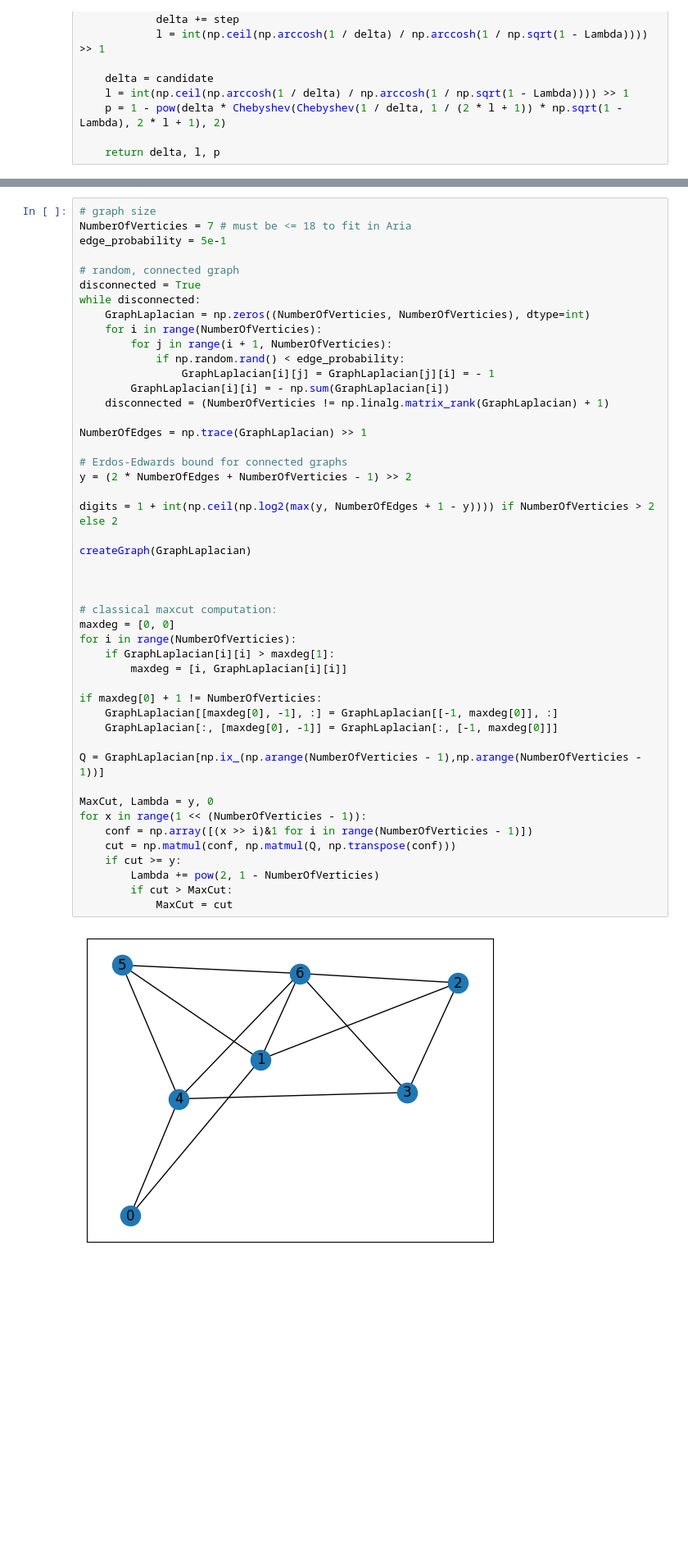
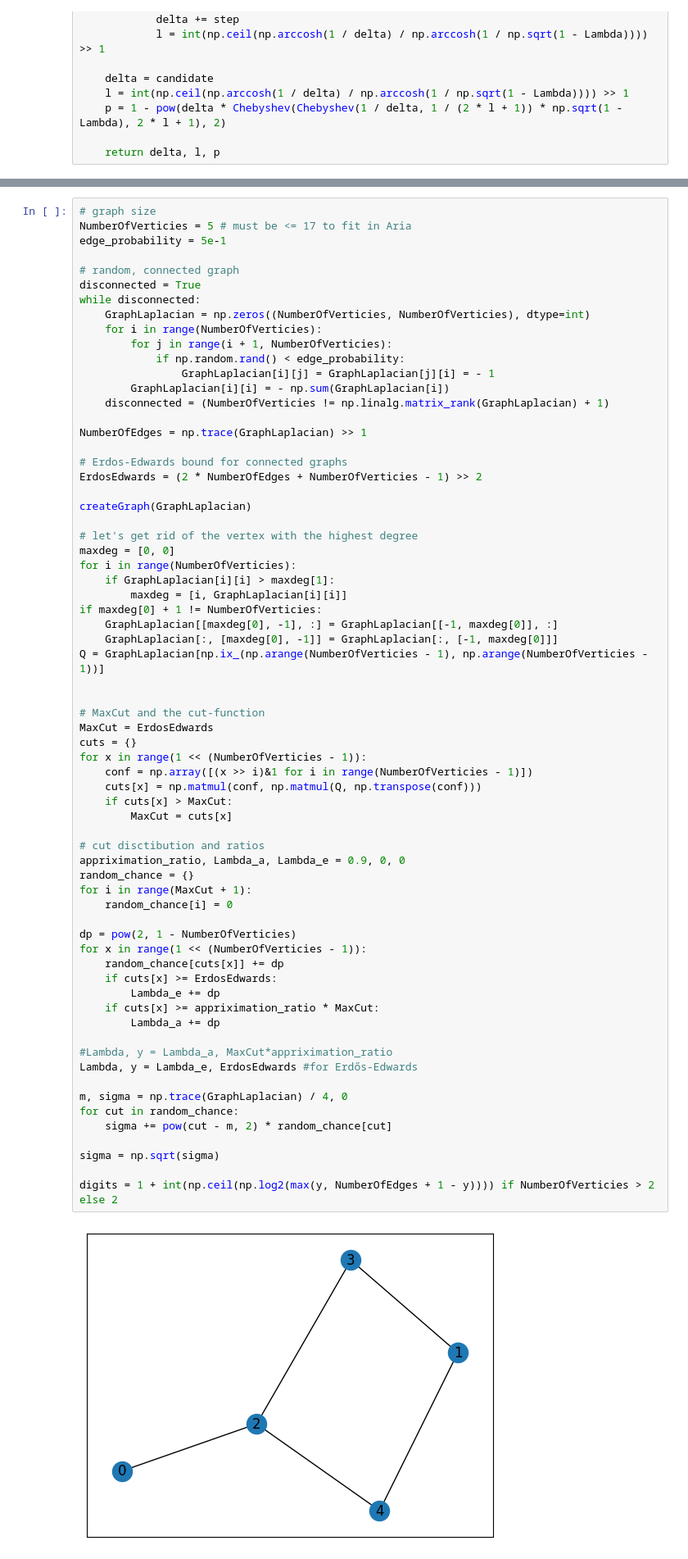
Before and after one commit to hyperrealist/qaoa, a Jupyter notebook: Grover_FPS_for_QUBO.ipynb, the cells around one changed output, grey strips where cells are left out. Shown at 82% size. Drawn from its saved outputs; the diff is of its cells as text; blank space fills up the shorter version.

```diff
--- a/Grover_FPS_for_QUBO.ipynb
+++ b/Grover_FPS_for_QUBO.ipynb
@@ -330,51 +299,71 @@ def GroverForQUBO(QuadraticForm: list[list[int]], digits: int, y: int, P: float,
 # %%
 # graph size
-NumberOfVerticies = 7 # must be <= 18 to fit in Aria
+NumberOfVerticies = 5 # must be <= 17 to fit in Aria
 edge_probability = 5e-1
 
 # random, connected graph
 disconnected = True
 while disconnected:
     GraphLaplacian = np.zeros((NumberOfVerticies, NumberOfVerticies), dtype=int)
     for i in range(NumberOfVerticies):
         for j in range(i + 1, NumberOfVerticies):
             if np.random.rand() < edge_probability:
                 GraphLaplacian[i][j] = GraphLaplacian[j][i] = - 1
         GraphLaplacian[i][i] = - np.sum(GraphLaplacian[i])
     disconnected = (NumberOfVerticies != np.linalg.matrix_rank(GraphLaplacian) + 1)
 
 NumberOfEdges = np.trace(GraphLaplacian) >> 1
 
 # Erdos-Edwards bound for connected graphs
-y = (2 * NumberOfEdges + NumberOfVerticies - 1) >> 2
-
-digits = 1 + int(np.ceil(np.log2(max(y, NumberOfEdges + 1 - y)))) if NumberOfVerticies > 2 else 2
+ErdosEdwards = (2 * NumberOfEdges + NumberOfVerticies - 1) >> 2
 
 createGraph(GraphLaplacian)
 
-
-
-# classical maxcut computation:
+# let's get rid of the vertex with the highest degree
 maxdeg = [0, 0]
 for i in range(NumberOfVerticies):
     if GraphLaplacian[i][i] > maxdeg[1]:
         maxdeg = [i, GraphLaplacian[i][i]]
-
 if maxdeg[0] + 1 != NumberOfVerticies:
     GraphLaplacian[[maxdeg[0], -1], :] = GraphLaplacian[[-1, maxdeg[0]], :]
     GraphLaplacian[:, [maxdeg[0], -1]] = GraphLaplacian[:, [-1, maxdeg[0]]]
+Q = GraphLaplacian[np.ix_(np.arange(NumberOfVerticies - 1), np.arange(NumberOfVerticies - 1))]
 
-Q = GraphLaplacian[np.ix_(np.arange(NumberOfVerticies - 1),np.arange(NumberOfVerticies - 1))]
 
-MaxCut, Lambda = y, 0
+# MaxCut and the cut-function
+MaxCut = ErdosEdwards
+cuts = {}
 for x in range(1 << (NumberOfVerticies - 1)):
     conf = np.array([(x >> i)&1 for i in range(NumberOfVerticies - 1)])
-    cut = np.matmul(conf, np.matmul(Q, np.transpose(conf)))
-    if cut >= y:
-        Lambda += pow(2, 1 - NumberOfVerticies)
-        if cut > MaxCut:
-            MaxCut = cut
+    cuts[x] = np.matmul(conf, np.matmul(Q, np.transpose(conf)))
+    if cuts[x] > MaxCut:
+        MaxCut = cuts[x]
+
+# cut disctibution and ratios
+appriximation_ratio, Lambda_a, Lambda_e = 0.9, 0, 0
+random_chance = {}
+for i in range(MaxCut + 1):
+    random_chance[i] = 0
+
+dp = pow(2, 1 - NumberOfVerticies)
+for x in range(1 << (NumberOfVerticies - 1)):
+    random_chance[cuts[x]] += dp
+    if cuts[x] >= ErdosEdwards:
+        Lambda_e += dp
+    if cuts[x] >= appriximation_ratio * MaxCut:
+        Lambda_a += dp
+
+#Lambda, y = Lambda_a, MaxCut*appriximation_ratio
+Lambda, y = Lambda_e, ErdosEdwards #for Erdős-Edwards
+
+m, sigma = np.trace(GraphLaplacian) / 4, 0
+for cut in random_chance:
+    sigma += pow(cut - m, 2) * random_chance[cut]
+
+sigma = np.sqrt(sigma)
+
+digits = 1 + int(np.ceil(np.log2(max(y, NumberOfEdges + 1 - y)))) if NumberOfVerticies > 2 else 2
 # %% [output]
-[figure, old version]
+[figure, new version]
 # %%
 P = 0.9 # lower bound for the target probability
```
Also changed, not shown: parts of 22 cells of this notebook.
